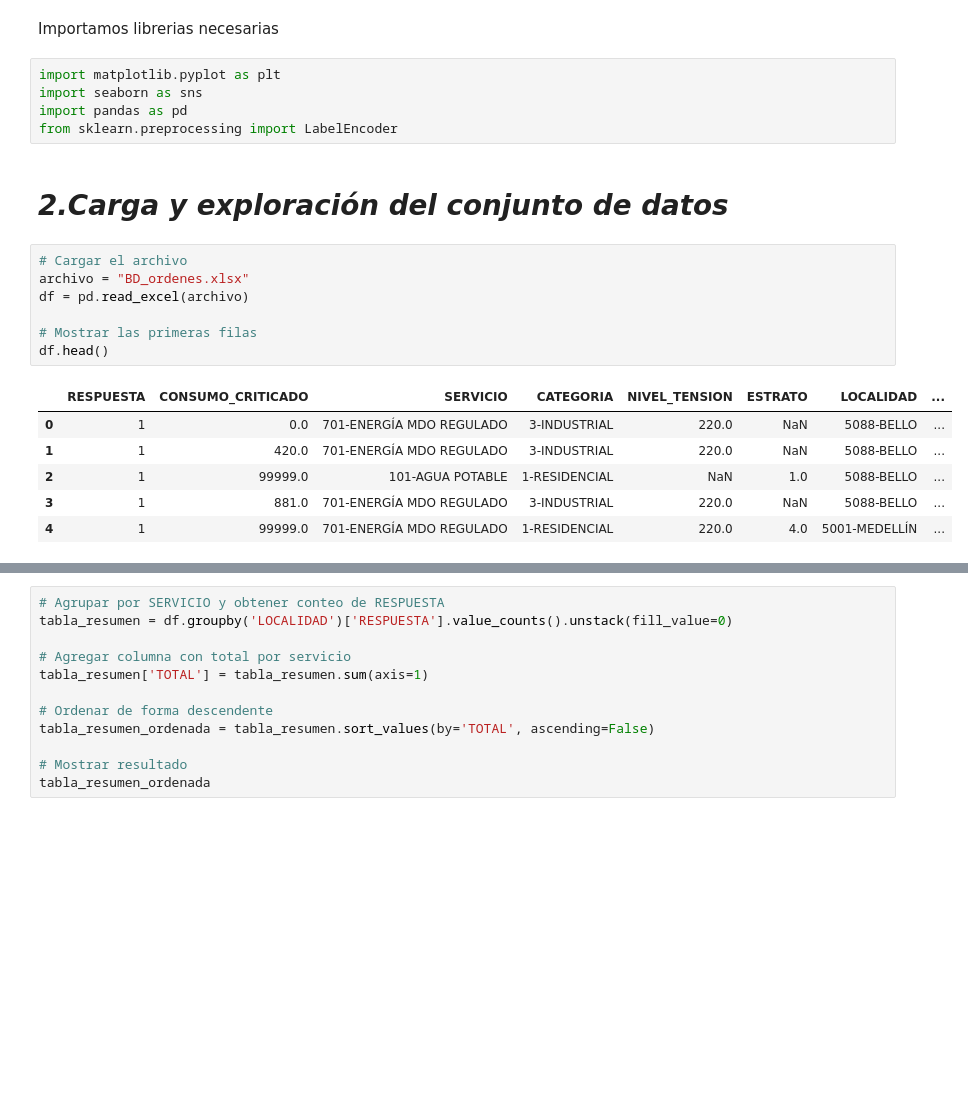
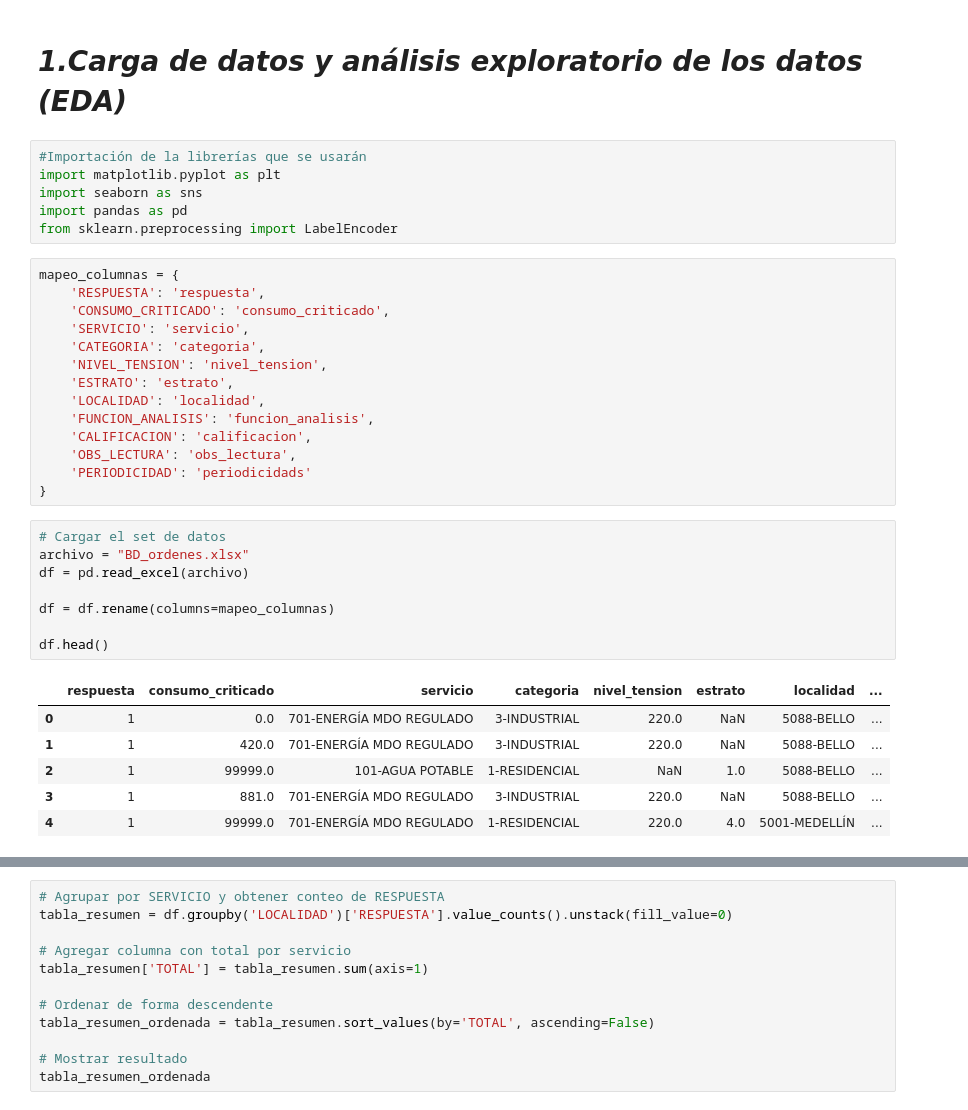
Before and after one commit to andreess891/Proyecto1_UdeM, a Jupyter notebook: Proyecto.ipynb, the cells around one changed output, grey strips where cells are left out. Saved outputs shown, nothing was run; the diff lists cells and outputs as text; blank space fills up the shorter version.

```diff
--- a/Proyecto.ipynb
+++ b/Proyecto.ipynb
@@ -7,21 +87,35 @@
-# %% [markdown]
-Importamos librerias necesarias
-# %%
-import matplotlib.pyplot as plt
-import seaborn as sns
-import pandas as pd
-from sklearn.preprocessing import LabelEncoder
 # %% [markdown]
-# *2.Carga y exploración del conjunto de datos*
+# *1.Carga de datos y análisis exploratorio de los datos (EDA)*
+# %%
+#Importación de la librerías que se usarán
+import matplotlib.pyplot as plt
+import seaborn as sns
+import pandas as pd
+from sklearn.preprocessing import LabelEncoder
+# %%
+mapeo_columnas = {
+    'RESPUESTA': 'respuesta',
+    'CONSUMO_CRITICADO': 'consumo_criticado',
+    'SERVICIO': 'servicio',
+    'CATEGORIA': 'categoria',
+    'NIVEL_TENSION': 'nivel_tension',
+    'ESTRATO': 'estrato',
+    'LOCALIDAD': 'localidad',
+    'FUNCION_ANALISIS': 'funcion_analisis',
+    'CALIFICACION': 'calificacion',
+    'OBS_LECTURA': 'obs_lectura',
+    'PERIODICIDAD': 'periodicidads'
+}
 # %%
-# Cargar el archivo
+# Cargar el set de datos
 archivo = "BD_ordenes.xlsx"
 df = pd.read_excel(archivo)
 
-# Mostrar las primeras filas
+df = df.rename(columns=mapeo_columnas)
+
 df.head()
 # %% [output]
-|  | RESPUESTA | CONSUMO_CRITICADO | SERVICIO | CATEGORIA | NIVEL_TENSION | ESTRATO | LOCALIDAD | ... |
+|  | respuesta | consumo_criticado | servicio | categoria | nivel_tension | estrato | localidad | ... |
 | 0 | 1 | 0.0 | 701-ENERGÍA MDO REGULADO | 3-INDUSTRIAL | 220.0 | NaN | 5088-BELLO | ... |
 | 1 | 1 | 420.0 | 701-ENERGÍA MDO REGULADO | 3-INDUSTRIAL | 220.0 | NaN | 5088-BELLO | ... |
 | 2 | 1 | 99999.0 | 101-AGUA POTABLE | 1-RESIDENCIAL | NaN | 1.0 | 5088-BELLO | ... |
```
Also changed, not shown: parts of 9 cells of this notebook, 1 other file.
